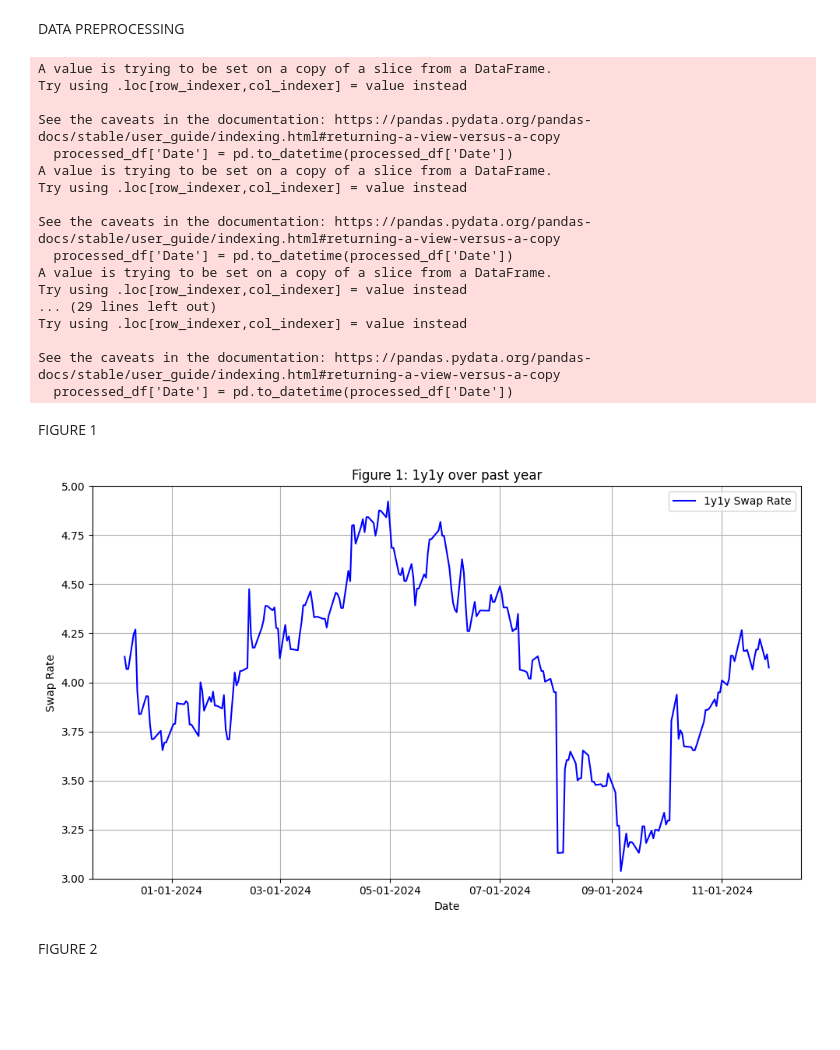
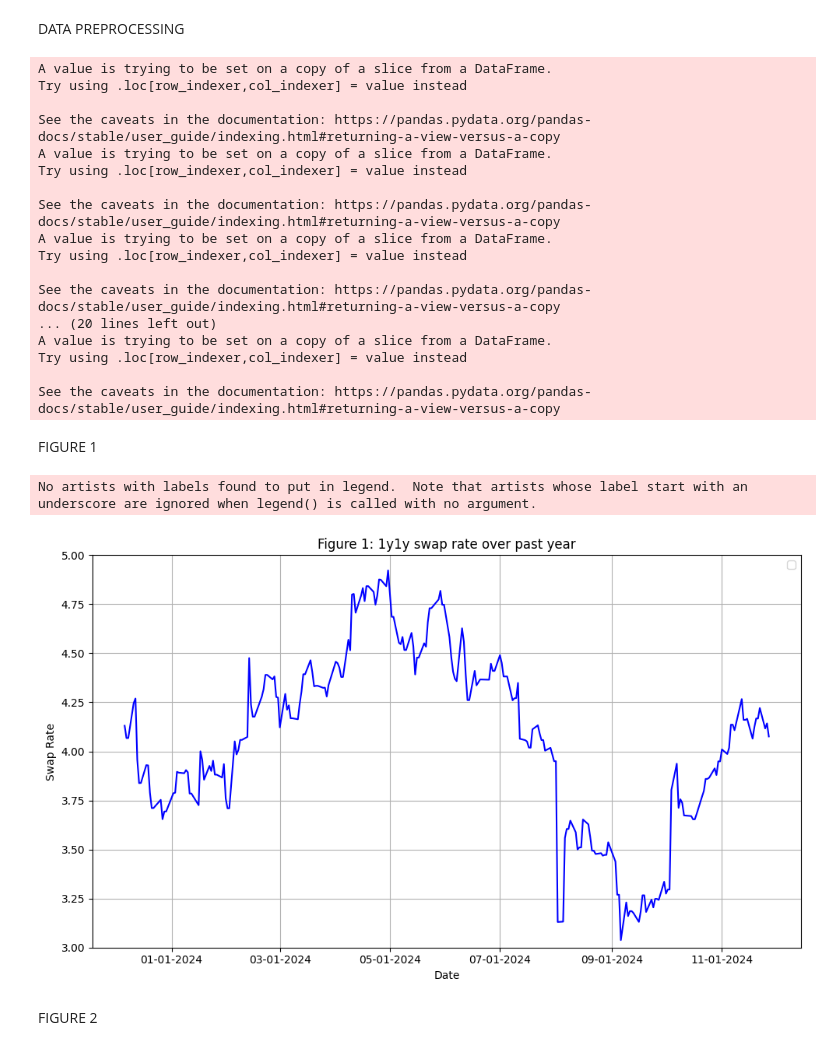
Before and after one commit to ALILODHI-cloud/UVAmacro, a Jupyter notebook: post_1/analysis.ipynb, the cells around one changed output. Saved outputs shown, nothing was run; the diff lists cells and outputs as text; code cells hidden in the pictures; blank space fills up the shorter version.

```diff
--- a/post_1/analysis.ipynb
+++ b/post_1/analysis.ipynb
@@ -14,12 +14,12 @@ df_total = pd.DataFrame()
 
 #ENTER YOUR USERNAME
 
-user = ''
+user = 'alilodhi'
 
 # Define the folder containing the CSV files
-folder_path = f'/Users/{user}/Downloads/post_1/data/investing.com'
+folder_path = f'/Users/{user}/Downloads/UVAmacro-main/post_1/data/investing.com'
 # folder containing exported figures
-figure_path = f'/Users/{user}/Downloads/post_1/figures'
+figure_path = f'/Users/{user}/Downloads/UVAmacro-main/post_1/figures'
 
 
 # Define the function that preprocesses the DataFrame
@@ -92,7 +92,7 @@ df_2yr_yield = dfs_dict['df_2yr_yield']
 
 # Load and preprocess the term premium (FRBNY ACM) and breakeven data (FRED)
 
-df_tp = pd.read_csv(f'/Users/{user}/Downloads/post_1/data/ACM.csv')
+df_tp = pd.read_csv(f'/Users/{user}/Downloads/UVAmacro-main/post_1/data/ACM.csv')
 #print(df_tp.head())
 
 # Extract relevant columns (10Y term premium and date)
@@ -101,7 +101,7 @@ df_tp.rename(columns={'ACMY10': '10y_tp', 'DATE': 'Date'}, inplace=True)
 df_tp['Date'] = pd.to_datetime(df_tp['Date'])
 
 # Load and preprocess the BE (Breakeven) data
-df_BE = pd.read_csv(f'/Users/{user}/Downloads/post_1/data/5y5y.csv')
+df_BE = pd.read_csv(f'/Users/{user}/Downloads/UVAmacro-main/post_1/data/5y5y.csv')
 
 df_BE.rename(columns={'observation_date': 'Date', 'T5YIFR': 'BE'}, inplace=True)
 
@@ -173,19 +173,19 @@ A value is trying to be set on a copy of a slice from a DataFrame.
 Try using .loc[row_indexer,col_indexer] = value instead
 
 See the caveats in the documentation: https://pandas.pydata.org/pandas-docs/stable/user_guide/indexing.html#returning-a-view-versus-a-copy
-  processed_df['Date'] = pd.to_datetime(processed_df['Date'])
 A value is trying to be set on a copy of a slice from a DataFrame.
 Try using .loc[row_indexer,col_indexer] = value instead
 
 See the caveats in the documentation: https://pandas.pydata.org/pandas-docs/stable/user_guide/indexing.html#returning-a-view-versus-a-copy
-  processed_df['Date'] = pd.to_datetime(processed_df['Date'])
 A value is trying to be set on a copy of a slice from a DataFrame.
-Try using .loc[row_indexer,col_indexer] = value instead
-... (29 lines left out)
 Try using .loc[row_indexer,col_indexer] = value instead
 
 See the caveats in the documentation: https://pandas.pydata.org/pandas-docs/stable/user_guide/indexing.html#returning-a-view-versus-a-copy
-  processed_df['Date'] = pd.to_datetime(processed_df['Date'])
+... (20 lines left out)
+A value is trying to be set on a copy of a slice from a DataFrame.
+Try using .loc[row_indexer,col_indexer] = value instead
+
+See the caveats in the documentation: https://pandas.pydata.org/pandas-docs/stable/user_guide/indexing.html#returning-a-view-versus-a-copy
 # %% [markdown]
 FIGURE 1
 # %%
@@ -198,36 +198,37 @@ import pandas as pd
 # Plot the data
 plt.figure(figsize=(10, 6))
 
 df_restrict = df_total[df_total['Date']>='12-06-2023']
-plt.plot(df_restrict['Date'], df_restrict['1y1y'], label='1y1y Swap Rate', color='blue')
+plt.plot(df_restrict['Date'], df_restrict['1y1y'], color='blue')
 
 # Set the title and labels
 plt.xlabel('Date')
 plt.ylabel('Swap Rate')
-plt.title('Figure 1: 1y1y over past year')
+plt.title('Figure 1: 1y1y swap rate over past year')
 plt.legend()
 plt.grid(True)
 
 # Customize y-axis limits (example: set between 0 and 100)
 plt.ylim(3, 5)  # Adjust these values as per your dataset range
 
 # Format x-axis to show dates in MM-DD-YYYY format
 plt.gca().xaxis.set_major_formatter(mdates.DateFormatter('%m-%d-%Y'))
 
 
 # Save the plot as a JPEG file
 plt.tight_layout()
 
 # Save the figure as a JPEG file
 plt.savefig(f'{figure_path}/figure1.jpg', format='jpeg')
 # Rotate the x-axis labels to avoid overlap
 plt.xticks(rotation=0)
 
 # Show the plot
 plt.tight_layout()
 plt.show()
 # %% [output]
+No artists with labels found to put in legend.  Note that artists whose label start with an underscore are ignored when legend() is called with no argument.
-[figure, old version]
+[figure, new version]
 # %% [markdown]
 FIGURE 2
 # %%
```
Also changed, not shown: parts of 5 cells of this notebook, 4 other files.
